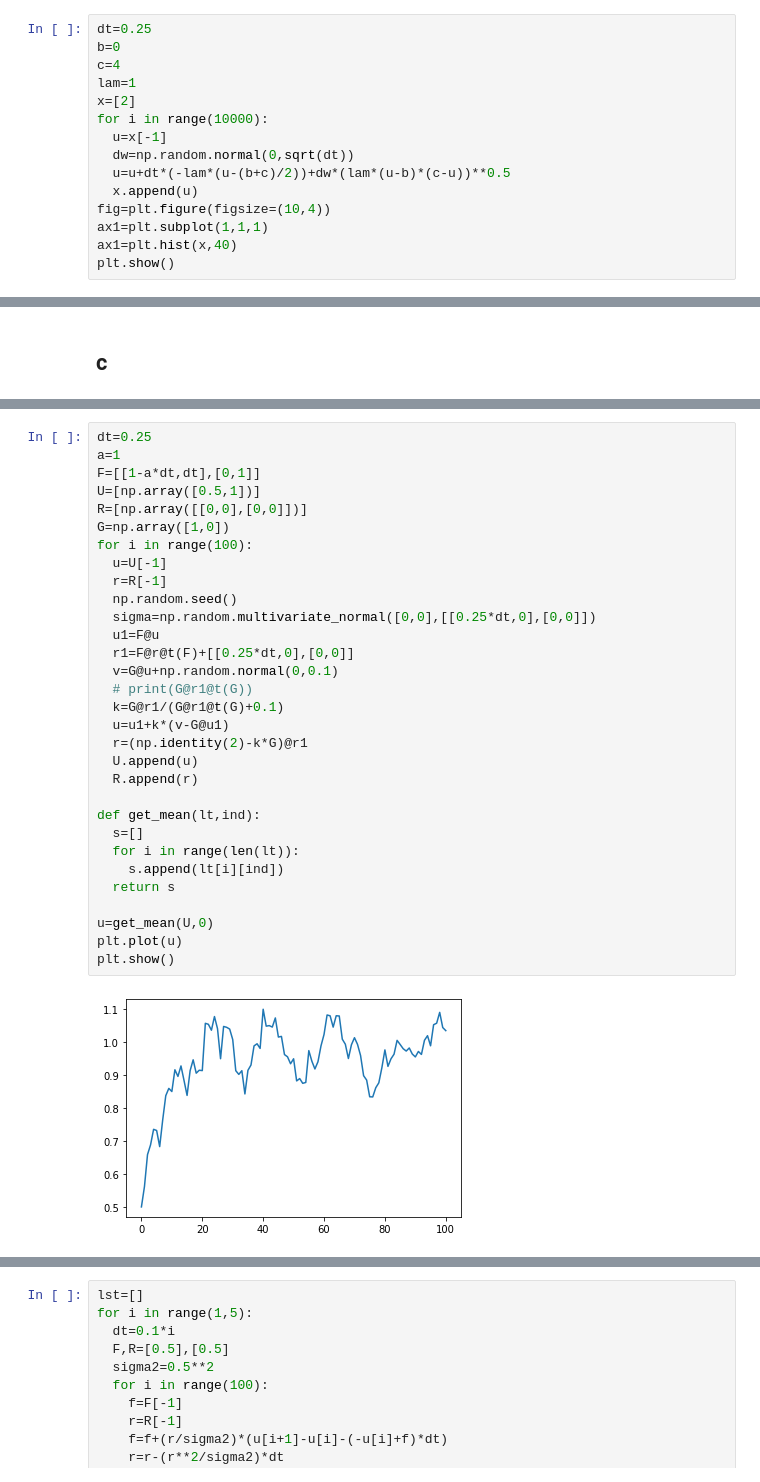
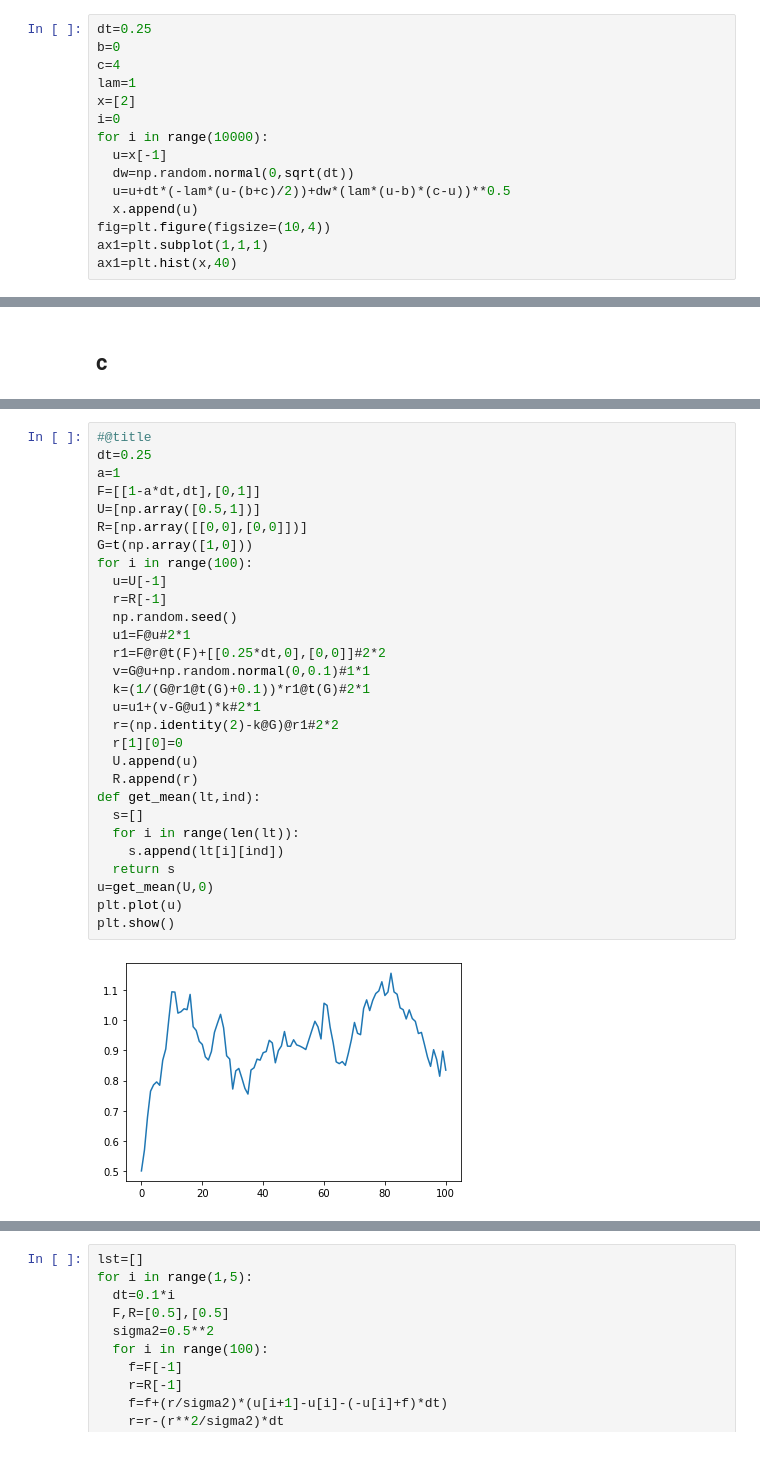
Before and after one commit to Guidong99/Colab, a Jupyter notebook: 833hw4.ipynb, the cells around one changed output, grey strips where cells are left out. Drawn from its saved outputs; the diff is of its cells as text.

```diff
--- a/833hw4.ipynb
+++ b/833hw4.ipynb
@@ -27,6 +31,7 @@ b=0
 c=4
 lam=1
 x=[2]
+i=0
 for i in range(10000):
   u=x[-1]
   dw=np.random.normal(0,sqrt(dt))
@@ -35,5 +40,4 @@ for i in range(10000):
 fig=plt.figure(figsize=(10,4))
 ax1=plt.subplot(1,1,1)
 ax1=plt.hist(x,40)
-plt.show()
 # %% [output]
@@ -244,38 +239,36 @@ v_{m+1}=gu_m+𝛔^0
 𝛔^0\sim𝒩(0,0.01)
 \end{equation}
 # %%
+#@title
 dt=0.25
 a=1
 F=[[1-a*dt,dt],[0,1]]
 U=[np.array([0.5,1])]
 R=[np.array([[0,0],[0,0]])]
-G=np.array([1,0])
+G=t(np.array([1,0]))
 for i in range(100):
   u=U[-1]
   r=R[-1]
   np.random.seed()
-  sigma=np.random.multivariate_normal([0,0],[[0.25*dt,0],[0,0]])
-  u1=F@u
-  r1=F@r@t(F)+[[0.25*dt,0],[0,0]]
-  v=G@u+np.random.normal(0,0.1)
-  # print(G@r1@t(G))
-  k=G@r1/(G@r1@t(G)+0.1)
-  u=u1+k*(v-G@u1)
-  r=(np.identity(2)-k*G)@r1
+  u1=F@u#2*1
+  r1=F@r@t(F)+[[0.25*dt,0],[0,0]]#2*2
+  v=G@u+np.random.normal(0,0.1)#1*1
+  k=(1/(G@r1@t(G)+0.1))*r1@t(G)#2*1
+  u=u1+(v-G@u1)*k#2*1
+  r=(np.identity(2)-k@G)@r1#2*2
+  r[1][0]=0
   U.append(u)
   R.append(r)
-
 def get_mean(lt,ind):
   s=[]
   for i in range(len(lt)):
     s.append(lt[i][ind])
   return s
-
 u=get_mean(U,0)
 plt.plot(u)
 plt.show()
 # %% [output]
-[figure, old version]
+[figure, new version]
 # %% [markdown]
 Second step:
 Generating $f_m$ by follow equatoions:
```
Also changed, not shown: parts of 13 cells of this notebook.
